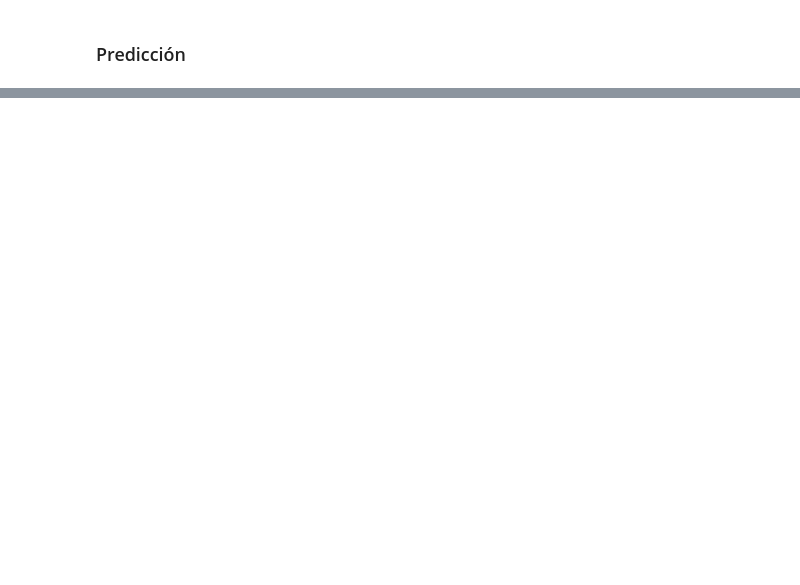
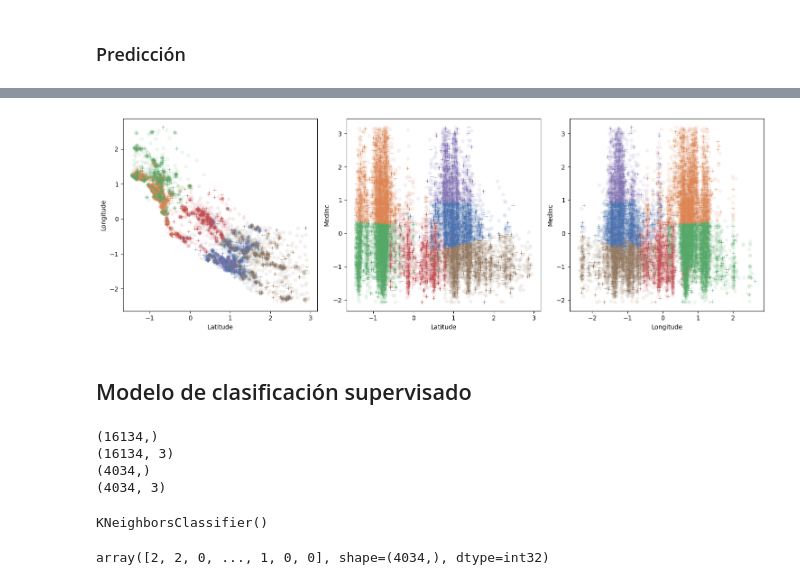
Before and after one commit to 4GeeksAcademy/UNSUPERVISED_LEARNING_JesusCastanedam, a Jupyter notebook: src/explore.ipynb, the cells around one changed output, grey strips where cells are left out. Cells and saved outputs as stored; diff of their text form; code cells hidden in the pictures; blank space fills up the shorter version.

```diff
--- a/src/explore.ipynb
+++ b/src/explore.ipynb
@@ -274,3 +216,0 @@ plt.show()
-# %%
-X_train['cluster'] = pd.Series(labels).astype('category')
-X_train['cluster'].value_counts()
@@ -285,0 +217,3 @@ Name: count, dtype: int64
+# %%
+X_train_df = pd.DataFrame(X_train, columns=df.columns)  # Usa las columnas originales
+X_train_df['cluster'] = pd.Series(labels).astype('category')
@@ -299,0 +238,6 @@ new_data.shape
+# %%
+X_test_df = pd.DataFrame(X_test, columns=df.columns)
+# %%
+y_test = list(model.predict(X_test))
+X_test_df["cluster"] = y_test
+X_test_df.head()
@@ -299,0 +264,54 @@ new_data.shape
+# %%
+fig, axis = plt.subplots(1, 3, figsize = (15, 5))
+
+sns.scatterplot(ax = axis[0], data = X_train_df, x = "Latitude", y = "Longitude", hue = "cluster", palette = "deep", alpha  = 0.1)
+sns.scatterplot(ax = axis[1], data = X_train_df, x = "Latitude", y = "MedInc", hue = "cluster", palette = "deep", alpha  = 0.1)
+sns.scatterplot(ax = axis[2], data = X_train_df, x = "Longitude", y = "MedInc", hue = "cluster", palette = "deep", alpha  = 0.1)
+
+sns.scatterplot(ax = axis[0], data = X_test_df, x = "Latitude", y = "Longitude", hue = "cluster", palette = "deep", marker = "+")
+sns.scatterplot(ax = axis[1], data = X_test_df, x = "Latitude", y = "MedInc", hue = "cluster", palette = "deep", marker = "+")
+sns.scatterplot(ax = axis[2], data = X_test_df, x = "Longitude", y = "MedInc", hue = "cluster", palette = "deep", marker = "+")
+
+plt.tight_layout()
+
+for ax in axis:
+    ax.legend([],[], frameon=False)
+
+plt.show()
+# %% [output]
+[figure, added]
+# %% [markdown]
+## Modelo de clasificación supervisado
+# %%
+y_train_knn = X_train_df['cluster']
+X_train_knn = X_train_df.drop(columns='cluster')
+
+X_test_knn = X_test_df.drop(columns='cluster')
+y_test_knn = X_test_df['cluster']
+
+print(y_train_knn.shape)
+print(X_train_knn.shape)
+print(y_test_knn.shape)
+print(X_test_knn.shape)
+# %% [output]
+(16134,)
+(16134, 3)
+(4034,)
+(4034, 3)
+# %%
+from sklearn.neighbors import KNeighborsClassifier
+from sklearn.metrics import classification_report
+
+# 1. Instanciar el modelo KNN
+model_knn = KNeighborsClassifier(n_neighbors=5)
+
+# 2. Entrenar con los datos del train
+model_knn.fit(X_train_knn, y_train_knn)
+# %% [output]
+KNeighborsClassifier()
+# %%
+# 3. Predecir sobre el test set
+y_pred_knn = model_knn.predict(X_test_knn)
+y_pred_knn
+# %% [output]
+array([2, 2, 0, ..., 1, 0, 0], shape=(4034,), dtype=int32)
```
Also changed, not shown: parts of 34 cells of this notebook, 2 other files.
